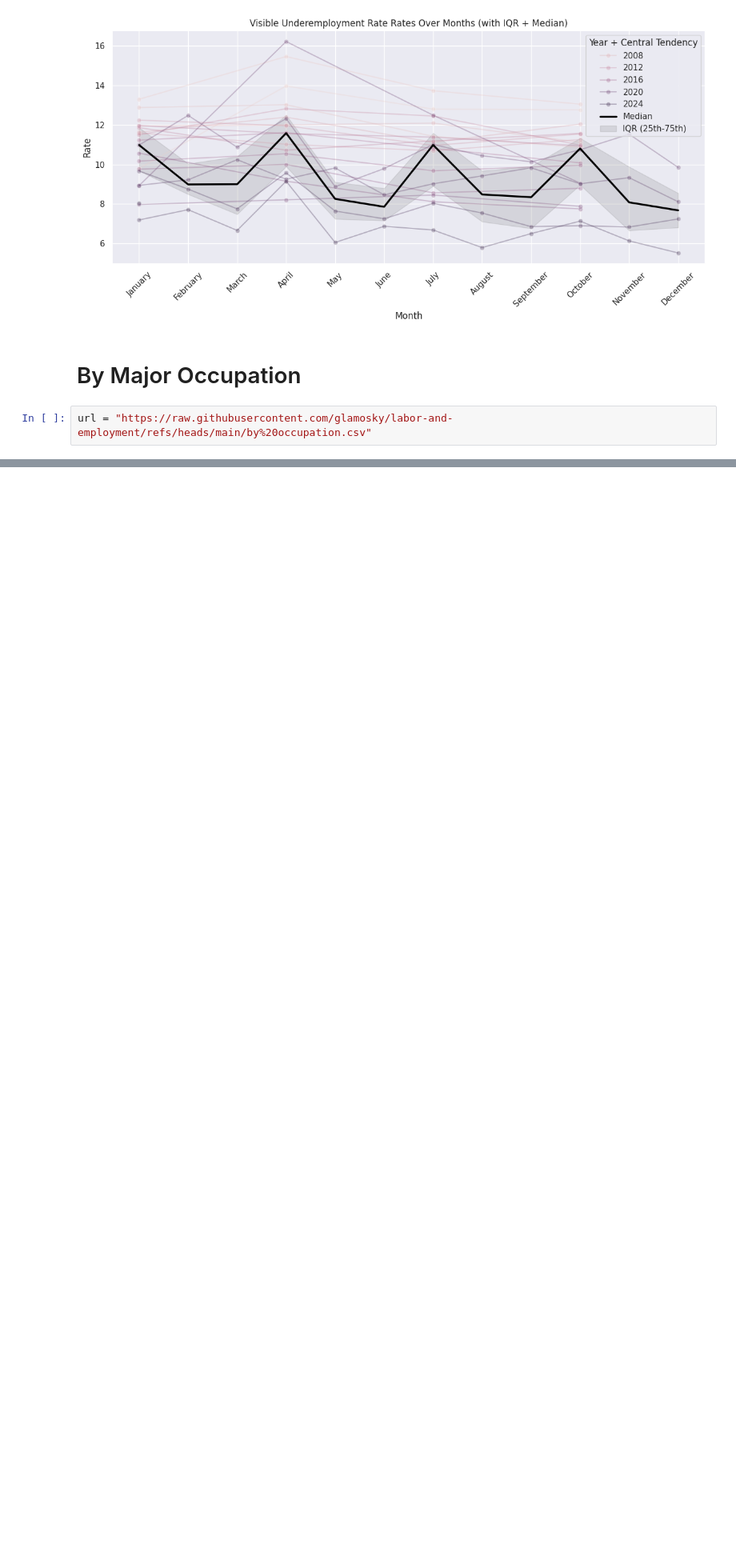
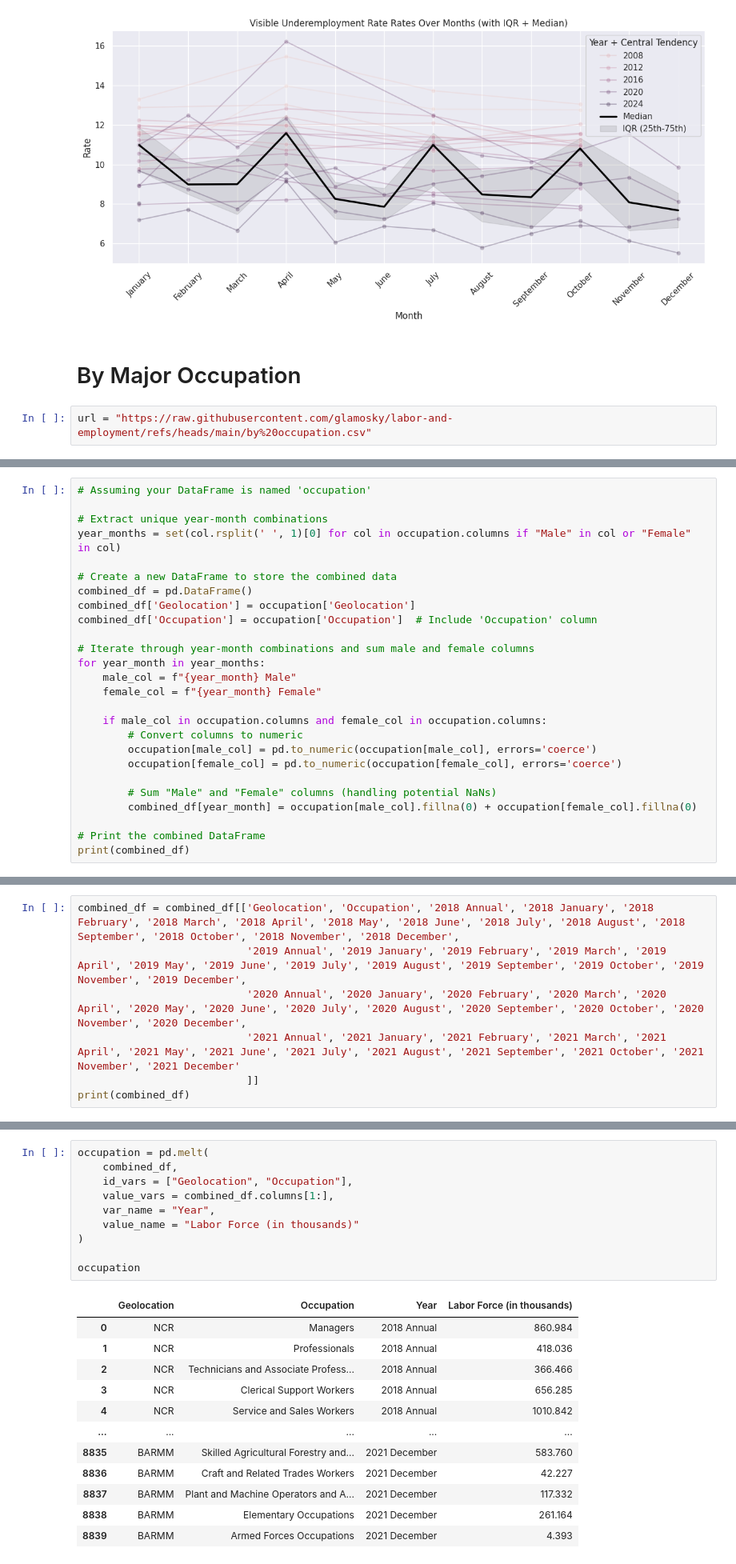
Before and after one commit to glamosky/labor-and-employment, a Jupyter notebook: labor and employment.ipynb, the cells around one changed output, grey strips where cells are left out. Shown at 80% size. Saved outputs shown, nothing was run; the diff lists cells and outputs as text; blank space fills up the shorter version.

```diff
--- a/labor and employment.ipynb
+++ b/labor and employment.ipynb
@@ -368,0 +413,26 @@ url = "https://raw.githubusercontent.com/glamosky/labor-and-employment/refs/head
+# %%
+# Assuming your DataFrame is named 'occupation'
+
+# Extract unique year-month combinations
+year_months = set(col.rsplit(' ', 1)[0] for col in occupation.columns if "Male" in col or "Female" in col)
+
+# Create a new DataFrame to store the combined data
+combined_df = pd.DataFrame()
+combined_df['Geolocation'] = occupation['Geolocation']
+combined_df['Occupation'] = occupation['Occupation']  # Include 'Occupation' column
+
+# Iterate through year-month combinations and sum male and female columns
+for year_month in year_months:
+    male_col = f"{year_month} Male"
+    female_col = f"{year_month} Female"
+
+    if male_col in occupation.columns and female_col in occupation.columns:
+        # Convert columns to numeric
+        occupation[male_col] = pd.to_numeric(occupation[male_col], errors='coerce')
+        occupation[female_col] = pd.to_numeric(occupation[female_col], errors='coerce')
+
+        # Sum "Male" and "Female" columns (handling potential NaNs)
+        combined_df[year_month] = occupation[male_col].fillna(0) + occupation[female_col].fillna(0)
+
+# Print the combined DataFrame
+print(combined_df)
@@ -368,0 +474,7 @@ url = "https://raw.githubusercontent.com/glamosky/labor-and-employment/refs/head
+# %%
+combined_df = combined_df[['Geolocation', 'Occupation', '2018 Annual', '2018 January', '2018 February', '2018 March', '2018 April', '2018 May', '2018 June', '2018 July', '2018 August', '2018 September', '2018 October', '2018 November', '2018 December',
+                           '2019 Annual', '2019 January', '2019 February', '2019 March', '2019 April', '2019 May', '2019 June', '2019 July', '2019 August', '2019 September', '2019 October', '2019 November', '2019 December',
+                           '2020 Annual', '2020 January', '2020 February', '2020 March', '2020 April', '2020 May', '2020 June', '2020 July', '2020 August', '2020 September', '2020 October', '2020 November', '2020 December',
+                           '2021 Annual', '2021 January', '2021 February', '2021 March', '2021 April', '2021 May', '2021 June', '2021 July', '2021 August', '2021 September', '2021 October', '2021 November', '2021 December'
+                           ]]
+print(combined_df)
@@ -368,0 +499,23 @@ url = "https://raw.githubusercontent.com/glamosky/labor-and-employment/refs/head
+# %%
+occupation = pd.melt(
+    combined_df,
+    id_vars = ["Geolocation", "Occupation"],
+    value_vars = combined_df.columns[1:],
+    var_name = "Year",
+    value_name = "Labor Force (in thousands)"
+)
+
+occupation
+# %% [output]
+|  | Geolocation | Occupation | Year | Labor Force (in thousands) |
+| 0 | NCR | Managers | 2018 Annual | 860.984 |
+| 1 | NCR | Professionals | 2018 Annual | 418.036 |
+| 2 | NCR | Technicians and Associate Profess... | 2018 Annual | 366.466 |
+| 3 | NCR | Clerical Support Workers | 2018 Annual | 656.285 |
+| 4 | NCR | Service and Sales Workers | 2018 Annual | 1010.842 |
+| ... | ... | ... | ... | ... |
+| 8835 | BARMM | Skilled Agricultural Forestry and... | 2021 December | 583.760 |
+| 8836 | BARMM | Craft and Related Trades Workers | 2021 December | 42.227 |
+| 8837 | BARMM | Plant and Machine Operators and A... | 2021 December | 117.332 |
+| 8838 | BARMM | Elementary Occupations | 2021 December | 261.164 |
+| 8839 | BARMM | Armed Forces Occupations | 2021 December | 4.393 |
```
Also changed, not shown: parts of 10 cells of this notebook.
